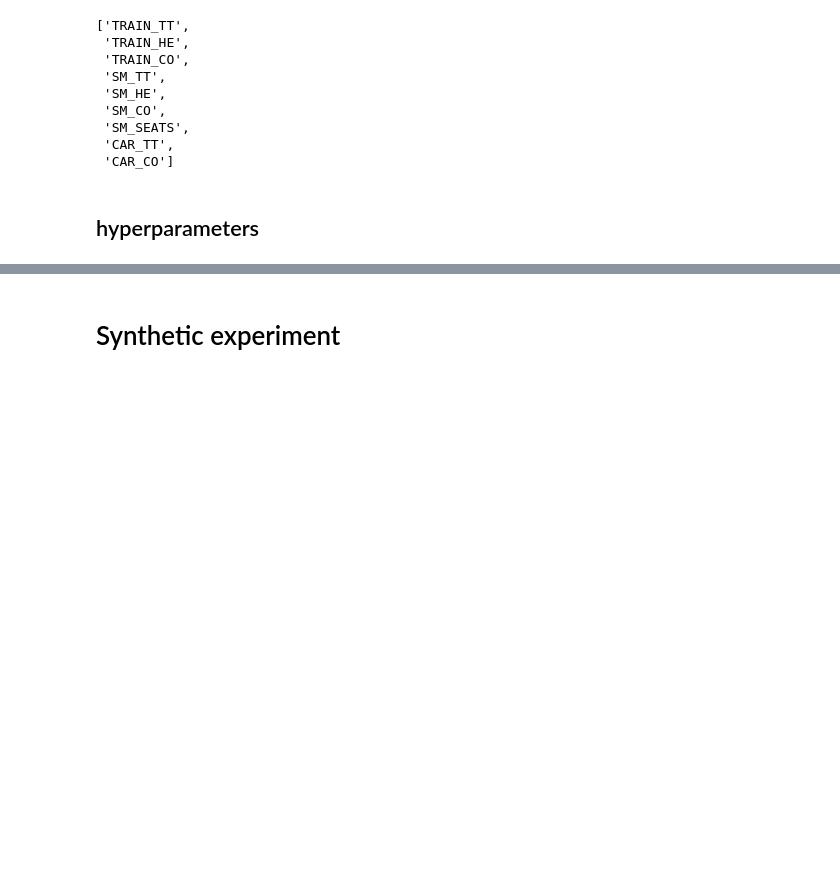
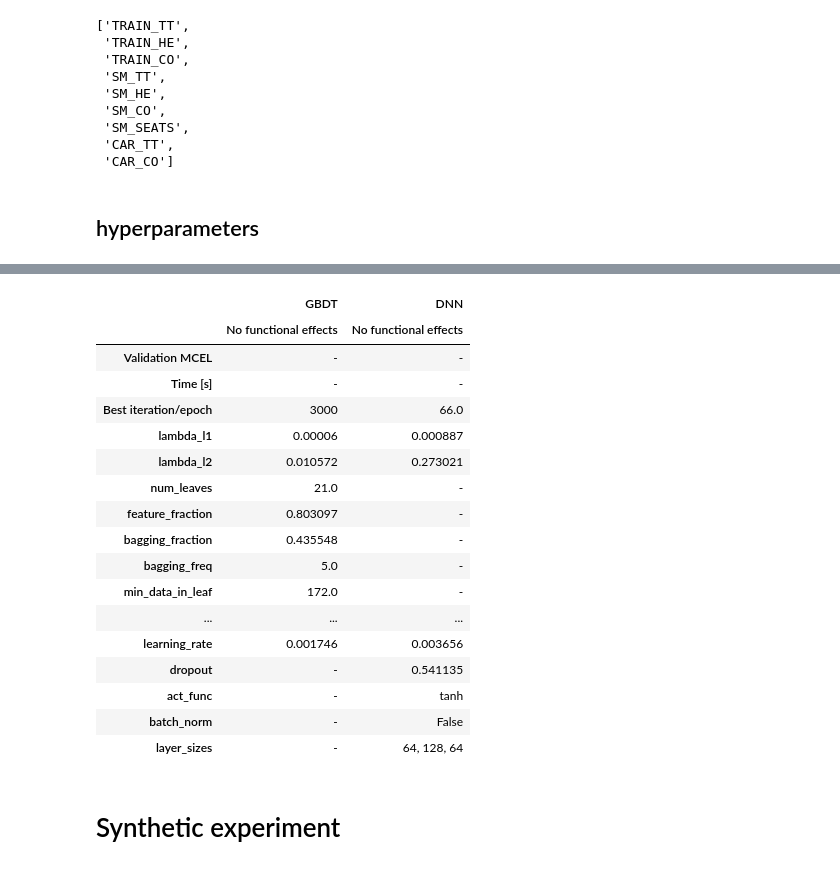
Before and after one commit to big-ucl/functional-effects-model, a Jupyter notebook: src/paper_tables.ipynb, the cells around one changed output, grey strips where cells are left out. Drawn from its saved outputs; the diff is of its cells as text; code cells hidden in the pictures; blank space fills up the shorter version.

```diff
--- a/src/paper_tables.ipynb
+++ b/src/paper_tables.ipynb
@@ -916,9 +944,11 @@ hyp_results.insert(0, ("", "Search space"), search_space_series)
 hyp_results.insert(1, ("", "Distribution"), distribution_series)
 
 
-for model in ["RUMBoost", "TasteNet"]:
+for model in ["RUMBoost", "TasteNet", "GBDT", "DNN"]:
     for func_int in ["True", "False"]:
         for func_params in ["True", "False"]:
+            if model in ["GBDT", "DNN"] and (func_int == "True" or func_params == "True"):
+                continue
             results_dict = pd.read_pickle(
                 f"{path_to_results}{model}/best_params_fi{func_int}_fp{func_params}.pkl"
             )
@@ -943,7 +973,7 @@ for model in ["RUMBoost", "TasteNet"]:
                     ),
                 ),
             ] = results.values.reshape(-1)
-            if func_int == "False" and func_params == "False":
+            if func_int == "False" and func_params == "False" and model in ["RUMBoost", "TasteNet"]:
                 hyp_results.loc["dropout", (model, "No functional effects")] = 0
                 hyp_results.loc["batch_norm", (model, "No functional effects")] = "False"
                 hyp_results.loc["layer_sizes", (model, "No functional effects")] = "-"
@@ -1008,6 +1038,7 @@ for model in ["RUMBoost", "TasteNet"]:
 hyp_results = hyp_results.rename(index={"best_iteration": "Best iteration/epoch"})
 hyp_results = hyp_results.fillna("-")
 hyp_results.loc["learning_rate", ("RUMBoost")] = 0.05
+hyp_results.loc["Best iteration/epoch", ("GBDT")] = 3000
 # %%
 hyp_results
 # %% [output]
@@ -1029,6 +1060,27 @@ hyp_results
 | act_func | \{ReLU, Sigmoid, Tanh\} | Categorical | - | - | - | ... |
 | batch_norm | \{True, False\} | Categorical | - | - | - | ... |
 | layer_sizes | \{[32], [64], [128], [32, 32], [6... | Categorical | - | - | - | ... |
+# %%
+hyp_results[["GBDT", "DNN"]]
+# %% [output]
+|  | GBDT | DNN |
+|  | No functional effects | No functional effects |
+| Validation MCEL | - | - |
+| Time [s] | - | - |
+| Best iteration/epoch | 3000 | 66.0 |
+| lambda_l1 | 0.00006 | 0.000887 |
+| lambda_l2 | 0.010572 | 0.273021 |
+| num_leaves | 21.0 | - |
+| feature_fraction | 0.803097 | - |
+| bagging_fraction | 0.435548 | - |
+| bagging_freq | 5.0 | - |
+| min_data_in_leaf | 172.0 | - |
+| ... | ... | ... |
+| learning_rate | 0.001746 | 0.003656 |
+| dropout | - | 0.541135 |
+| act_func | - | tanh |
+| batch_norm | - | False |
+| layer_sizes | - | 64, 128, 64 |
 # %%
 hyp_results.to_latex(
     "results/LPMC/hyperparameter_results.tex",
```
Also changed, not shown: parts of 4 cells of this notebook.
